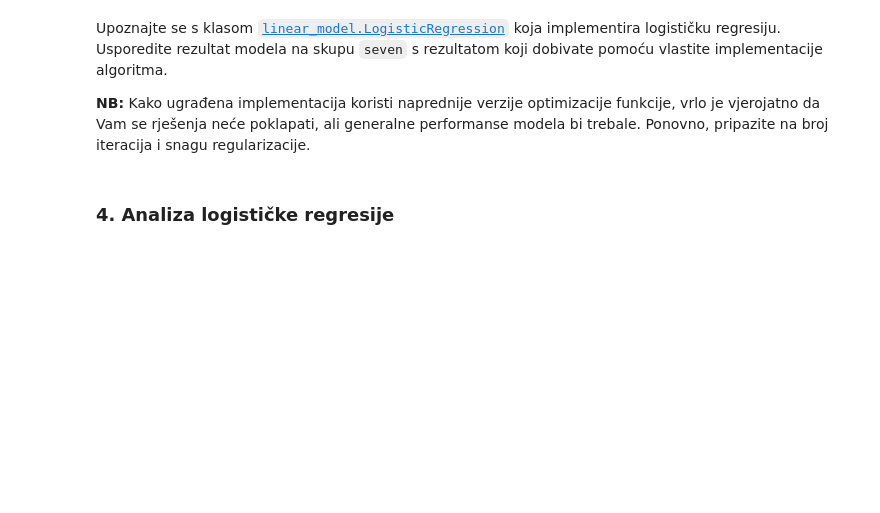
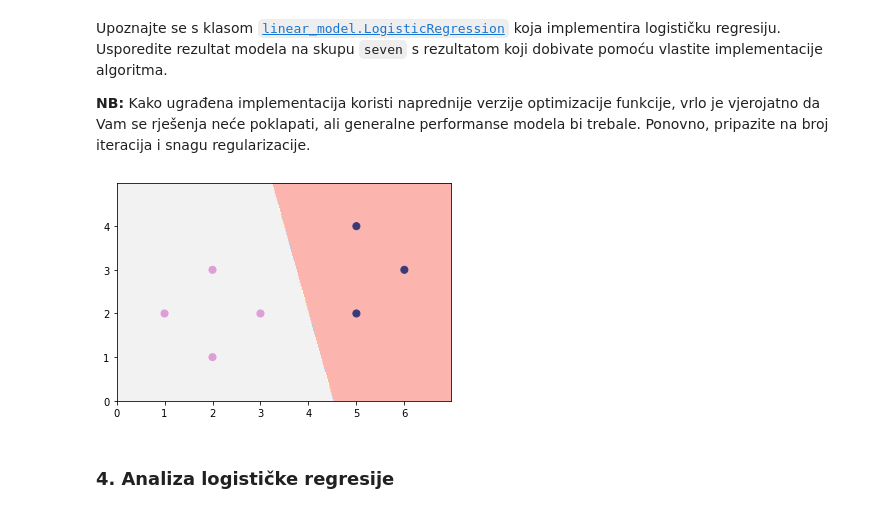
Before and after one commit to marko-curlin/SU, a Jupyter notebook: SU-2019-LAB02-LDM-LR.ipynb, the cells around one changed output. Cells and saved outputs as stored; diff of their text form; code cells hidden in the pictures; blank space fills up the shorter version.

```diff
--- a/SU-2019-LAB02-LDM-LR.ipynb
+++ b/SU-2019-LAB02-LDM-LR.ipynb
@@ -257,17 +261,3 @@ za treniranje modela logističke regresije gradijentnim spustom (*batch* izvedba
 Preporučamo definiranje pomoćne funkcije `lr_h(x,w)` koja daje predikciju za primjer `x` uz zadane težine `w`. Također, preporučamo i funkciju `cross_entropy_error(X,y,w)` koja izračunava pogrešku unakrsne entropije modela na označenom skupu `(X,y)` uz te iste težine.
 
 **NB:** Obratite pozornost na to da je način kako su definirane oznake ($\{+1,-1\}$ ili $\{1,0\}$) kompatibilan s izračunom funkcije gubitka u optimizacijskome algoritmu.
-# %%
-from numpy import linalg
-
-def lr_h(x, w):
-    # Vaš kôd ovdje
-    pass
-
-def cross_entropy_error(X, y, w):
-    # Vaš kôd ovdje
-    pass
-
-def lr_train(X, y, eta=0.01, max_iter=2000, trace=False, alpha=0, epsilon=0.000001):
-    # Vaš kôd ovdje
-    pass
@@ -311,3 +399,9 @@ from sklearn.linear_model import LogisticRegression
+# %%
+logistic_model = LogisticRegression(solver='newton-cg', max_iter=2000).fit(seven_X, seven_y)
+
+plot_2d_clf_problem(seven_X, seven_y, logistic_model.predict)
+# %% [output]
+[figure, added]
 # %% [markdown]
 ### 4. Analiza logističke regresije
 # %% [markdown]
```
Also changed, not shown: parts of 12 cells of this notebook.
